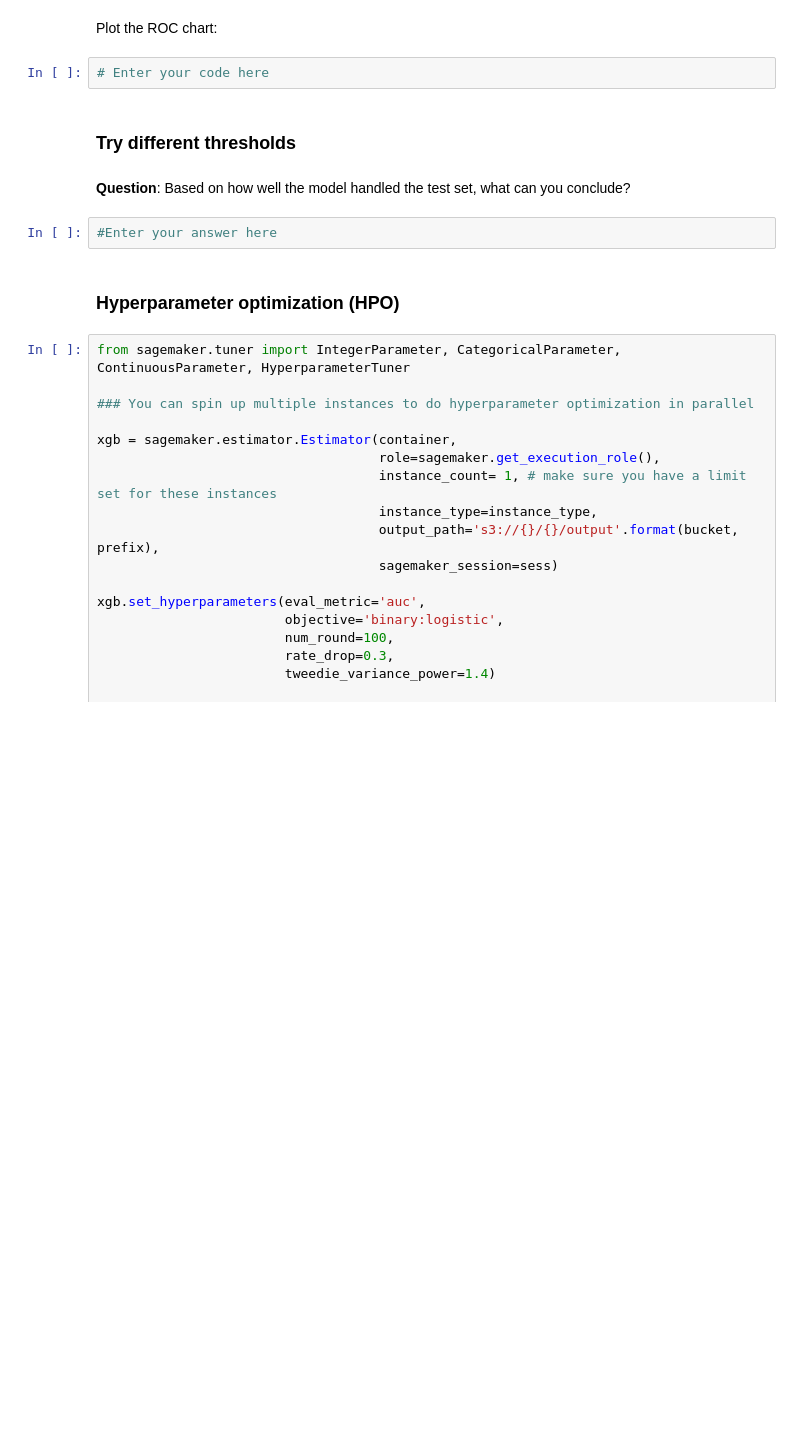
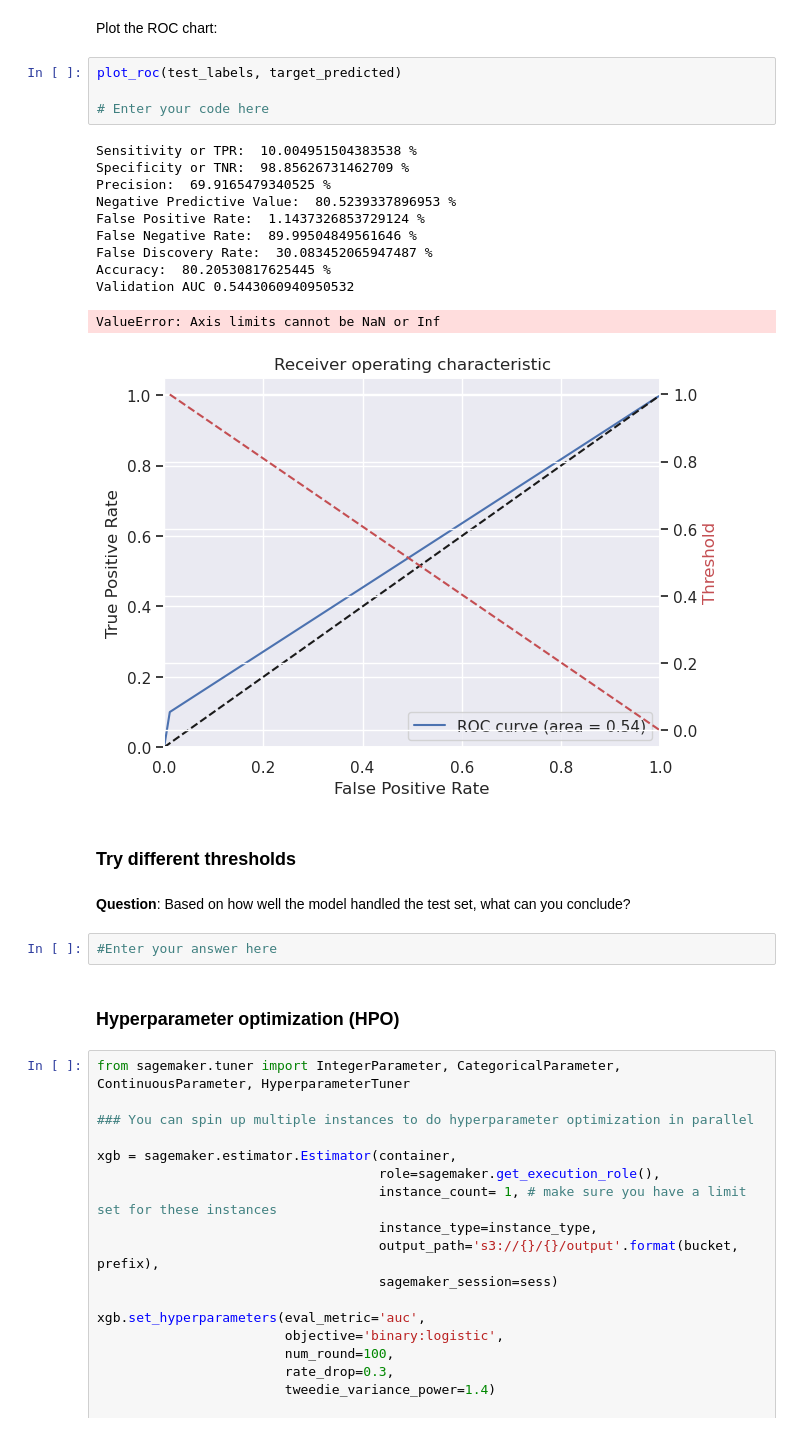
Before and after one commit to Ajia-code/AWS-Machine-Learning-, a Jupyter notebook: Flight_Delay-Student.ipynb, the cells around one changed output. Cells and saved outputs as stored; diff of their text form; blank space fills up the shorter version.

```diff
--- a/Flight_Delay-Student.ipynb
+++ b/Flight_Delay-Student.ipynb
@@ -1472,7 +1706,21 @@ Plot a confusion matrix for your `target_predicted` and `test_labels`.
 # %% [markdown]
 Plot the ROC chart:
 # %%
+plot_roc(test_labels, target_predicted)
+
 # Enter your code here
+# %% [output]
+Sensitivity or TPR:  10.004951504383538 %
+Specificity or TNR:  98.85626731462709 %
+Precision:  69.9165479340525 %
+Negative Predictive Value:  80.5239337896953 %
+False Positive Rate:  1.1437326853729124 %
+False Negative Rate:  89.99504849561646 %
+False Discovery Rate:  30.083452065947487 %
+Accuracy:  80.20530817625445 %
+Validation AUC 0.5443060940950532
+ValueError: Axis limits cannot be NaN or Inf
+[figure, added]
 # %% [markdown]
 ### Try different thresholds
 # %% [markdown]
```
Also changed, not shown: parts of 31 cells of this notebook.
